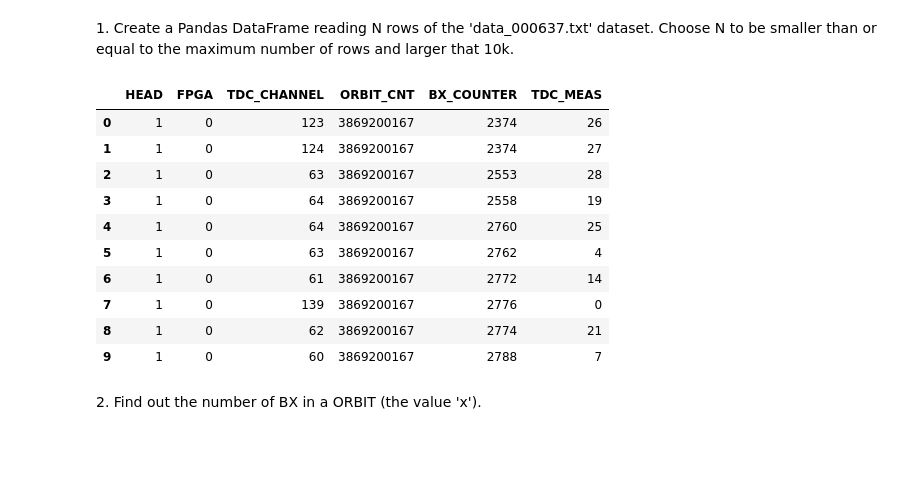
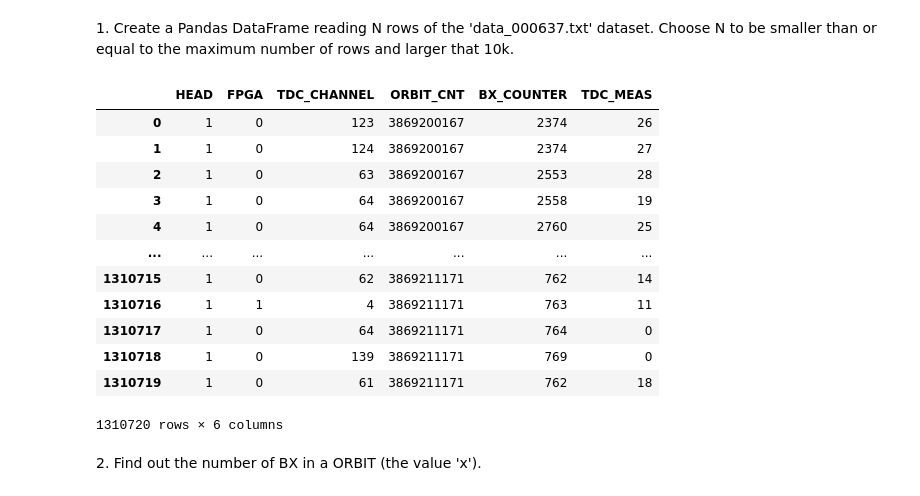
Before and after one commit to marcolorenzato00/LaboratoryOfComputationalPhysics_Y8, a Jupyter notebook: 06ex_Pandas.ipynb, the cells around one changed output. Drawn from its saved outputs; the diff is of its cells as text; code cells hidden in the pictures; blank space fills up the shorter version.

```diff
--- a/06ex_Pandas.ipynb
+++ b/06ex_Pandas.ipynb
@@ -10,23 +10,25 @@ This exercise consists in analyzing a dataset containg timing information from a
 # %%
 import pandas as pd
 import numpy.random as npr
 
 file_name="./data/data_000637.txt"
 data = pd.read_csv(file_name)
 df = pd.DataFrame(data)
-df.head(10)
+df
 # %% [output]
 |  | HEAD | FPGA | TDC_CHANNEL | ORBIT_CNT | BX_COUNTER | TDC_MEAS |
 | 0 | 1 | 0 | 123 | 3869200167 | 2374 | 26 |
 | 1 | 1 | 0 | 124 | 3869200167 | 2374 | 27 |
 | 2 | 1 | 0 | 63 | 3869200167 | 2553 | 28 |
 | 3 | 1 | 0 | 64 | 3869200167 | 2558 | 19 |
 | 4 | 1 | 0 | 64 | 3869200167 | 2760 | 25 |
-| 5 | 1 | 0 | 63 | 3869200167 | 2762 | 4 |
-| 6 | 1 | 0 | 61 | 3869200167 | 2772 | 14 |
-| 7 | 1 | 0 | 139 | 3869200167 | 2776 | 0 |
-| 8 | 1 | 0 | 62 | 3869200167 | 2774 | 21 |
-| 9 | 1 | 0 | 60 | 3869200167 | 2788 | 7 |
+| ... | ... | ... | ... | ... | ... | ... |
+| 1310715 | 1 | 0 | 62 | 3869211171 | 762 | 14 |
+| 1310716 | 1 | 1 | 4 | 3869211171 | 763 | 11 |
+| 1310717 | 1 | 0 | 64 | 3869211171 | 764 | 0 |
+| 1310718 | 1 | 0 | 139 | 3869211171 | 769 | 0 |
+| 1310719 | 1 | 0 | 61 | 3869211171 | 762 | 18 |
+1310720 rows × 6 columns
 # %% [markdown]
 2\. Find out the number of BX in a ORBIT (the value 'x').
 # %%
```
Also changed, not shown: parts of 1 cell of this notebook.
